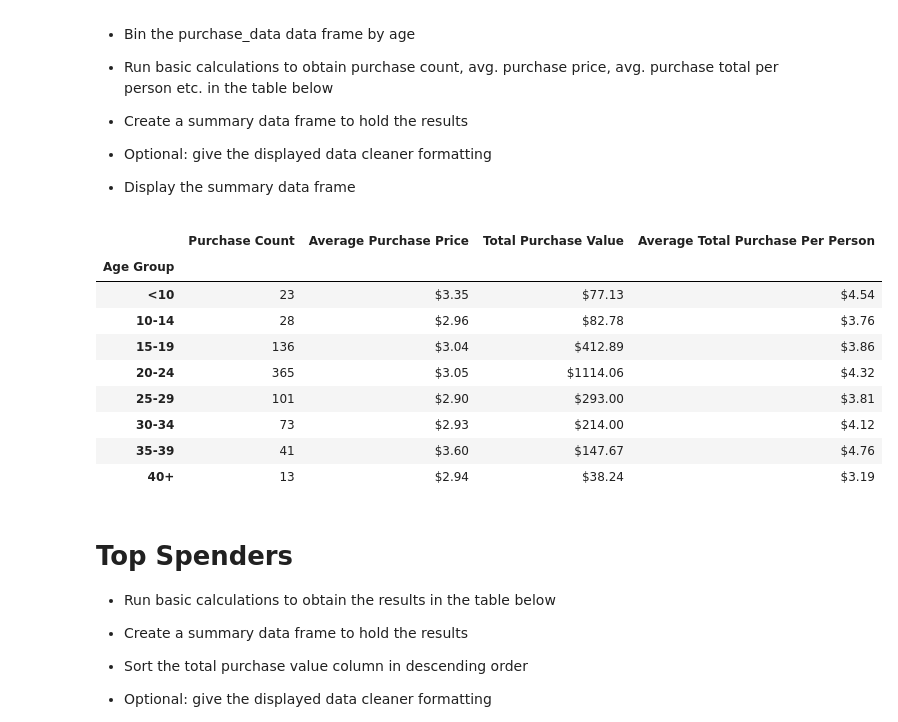
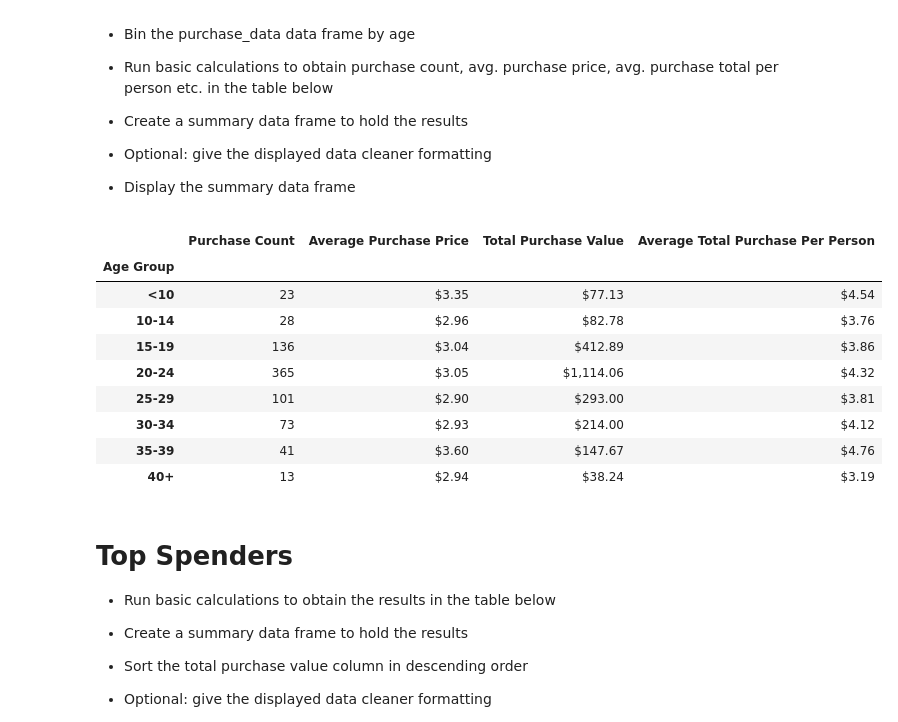
Before and after one commit to Auburn9698/pandas-challenge, a Jupyter notebook: HeroesOfPymoli/Pandas Homework.ipynb, the cells around one changed output. Saved outputs shown, nothing was run; the diff lists cells and outputs as text; code cells hidden in the pictures.

```diff
--- a/HeroesOfPymoli/Pandas Homework.ipynb
+++ b/HeroesOfPymoli/Pandas Homework.ipynb
@@ -245,37 +245,37 @@ group_labels = ["<10", "10-14", "15-19", "20-24", "25-29", "30-34", "35-39", "40
 
 # Create a column for ages:
 purchase_data["Age Group"] = pd.cut(purchase_data["Age"], bins = age_bins, labels=group_labels)
 #purchase_data.head()
 
-# Create a df for age-group purchasing analyis:
+# Create a df for age-group purchasing analysis:
 age_group_purchases = pd.DataFrame(purchase_data.groupby(["Age Group"])["Item ID"].count())
 
 # Rename Item ID column for total purchase count:
 age_group_purchases = age_group_purchases.rename(columns = {"Item ID": "Purchase Count"})
 
 # Calculate sum of prices and purchases per age group, to be used for average:
 total_price = purchase_data.groupby(["Age Group"])["Price"].sum()
 total_purchases = purchase_data.groupby(["Age Group"])["Price"].count()
 
 # Calculate average purchase price per person, total purchase value, and average person for each age group:
 age_group_purchases["Average Purchase Price"] = total_price / total_purchases
 age_group_purchases["Total Purchase Value"] = (age_group_purchases["Purchase Count"] * \
                                                age_group_purchases["Average Purchase Price"])
 age_group_purchases["Average Total Purchase Per Person"] = (age_group_purchases["Total Purchase Value"] / \
                                                             age_group_df["Total Count"])
 
-# Formatting to change the monetary values to $0.00:
+# Formatting to change the monetary values to $0.00 (added a comma for Total Value, since it's in the thousands):
 age_group_purchases["Average Purchase Price"] = age_group_purchases["Average Purchase Price"].map("${:.2f}".format)
-age_group_purchases["Total Purchase Value"] = age_group_purchases["Total Purchase Value"].map("${:.2f}".format)
+age_group_purchases["Total Purchase Value"] = age_group_purchases["Total Purchase Value"].map("${:,.2f}".format)
 age_group_purchases["Average Total Purchase Per Person"] = age_group_purchases["Average Total Purchase Per Person"].map("${:.2f}".format)
 age_group_purchases
 # %% [output]
 |  | Purchase Count | Average Purchase Price | Total Purchase Value | Average Total Purchase Per Person |
 | Age Group |  |  |  |  |
 | <10 | 23 | $3.35 | $77.13 | $4.54 |
 | 10-14 | 28 | $2.96 | $82.78 | $3.76 |
 | 15-19 | 136 | $3.04 | $412.89 | $3.86 |
-| 20-24 | 365 | $3.05 | $1114.06 | $4.32 |
+| 20-24 | 365 | $3.05 | $1,114.06 | $4.32 |
 | 25-29 | 101 | $2.90 | $293.00 | $3.81 |
 | 30-34 | 73 | $2.93 | $214.00 | $4.12 |
 | 35-39 | 41 | $3.60 | $147.67 | $4.76 |
```
Also changed, not shown: parts of 2 cells of this notebook.
